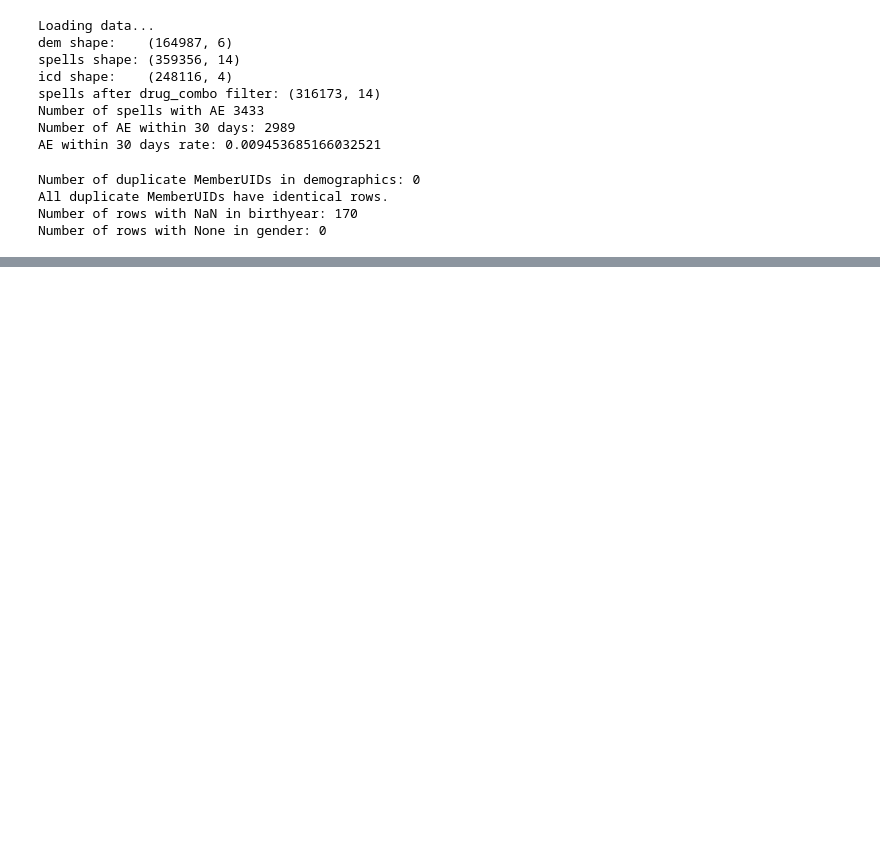
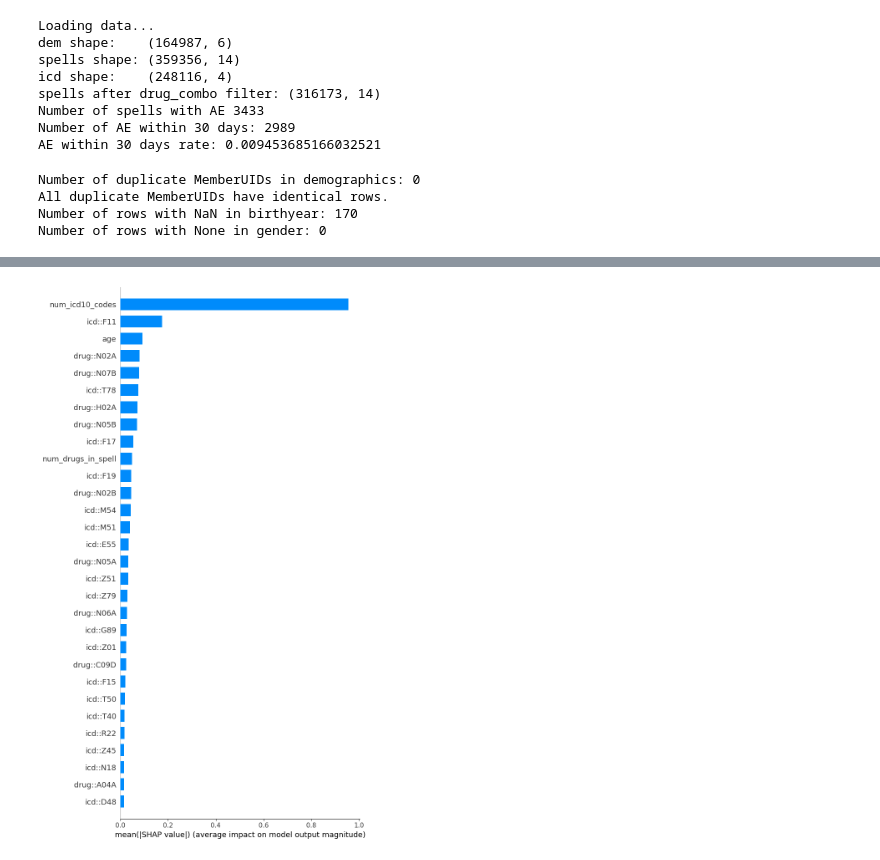
Before and after one commit to beni-1414/bmif204_claims_project, a Jupyter notebook: src/modelling/xgboost.ipynb, the cells around one changed output, grey strips where cells are left out. Cells and saved outputs as stored; diff of their text form; code cells hidden in the pictures; blank space fills up the shorter version.

```diff
--- a/src/modelling/xgboost.ipynb
+++ b/src/modelling/xgboost.ipynb
@@ -375,0 +569,10 @@ Done.
+# %%
+shap.summary_plot(
+    shap_values,
+    X_valid_shap_dense,
+    feature_names=feature_names,
+    max_display=30,
+    plot_type="bar"
+)
+# %% [output]
+[figure, added]
```
Also changed, not shown: parts of 14 cells of this notebook.
